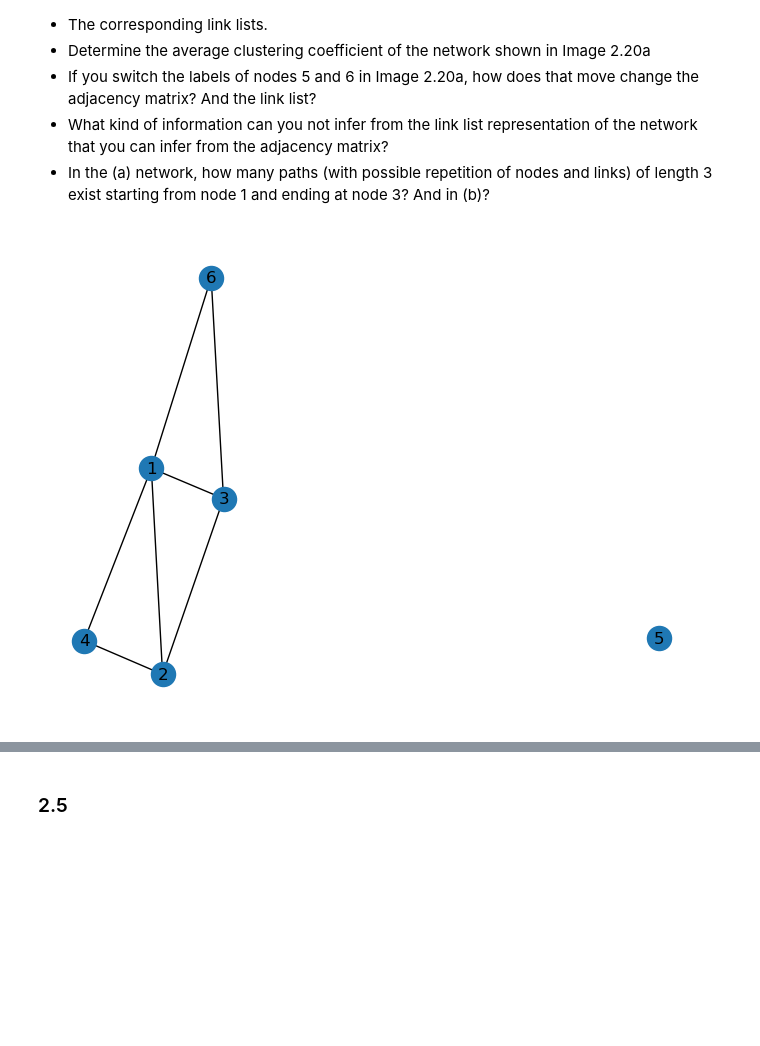
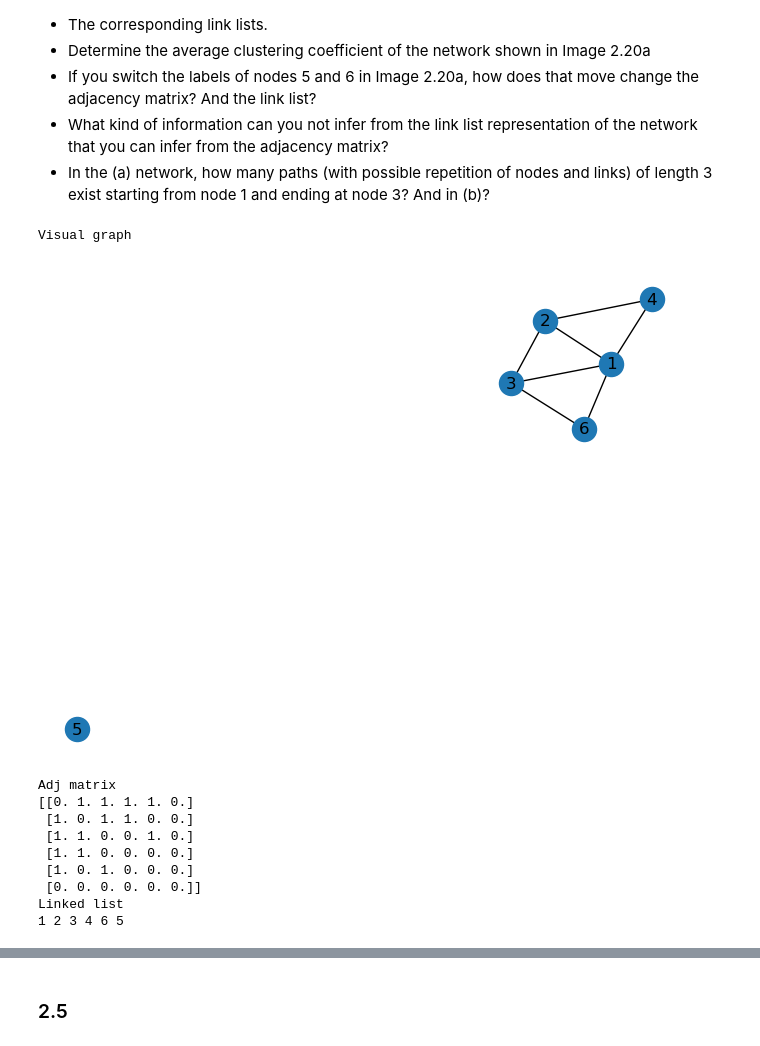
Before and after one commit to jereml99/socialgraphs2023, a Jupyter notebook: lectures/Week2.ipynb, the cells around one changed output, grey strips where cells are left out. Saved outputs shown, nothing was run; the diff lists cells and outputs as text; code cells hidden in the pictures; blank space fills up the shorter version.

```diff
--- a/lectures/Week2.ipynb
+++ b/lectures/Week2.ipynb
@@ -179,15 +179,36 @@ plt.show()
 # %%
 import networkx as nx
 import matplotlib.pyplot as plt
 
 G = nx.Graph([(1, 2), (2, 3), (3, 1), (1, 4), (4, 2), (3, 6), (1, 6)])
 G.add_node(5)
 
+print("Visual graph")
+
 nx.draw(G, with_labels=True)
 plt.show()
-# graph representation
+
+print("Adj matrix")
+
+adj_matrix = nx.to_numpy_array(G)
+print(adj_matrix)
+
+print("Linked list")
+
+for node in list(G.nodes):
+    print(node, end=" ")
 # %% [output]
+Visual graph
-[figure, old version]
+[figure, new version]
+Adj matrix
+[[0. 1. 1. 1. 1. 0.]
+ [1. 0. 1. 1. 0. 0.]
+ [1. 1. 0. 0. 1. 0.]
+ [1. 1. 0. 0. 0. 0.]
+ [1. 0. 1. 0. 0. 0.]
+ [0. 0. 0. 0. 0. 0.]]
+Linked list
+1 2 3 4 6 5
 # %%
 import networkx as nx
 import matplotlib.pyplot as plt
```
Also changed, not shown: parts of 1 cell of this notebook.
